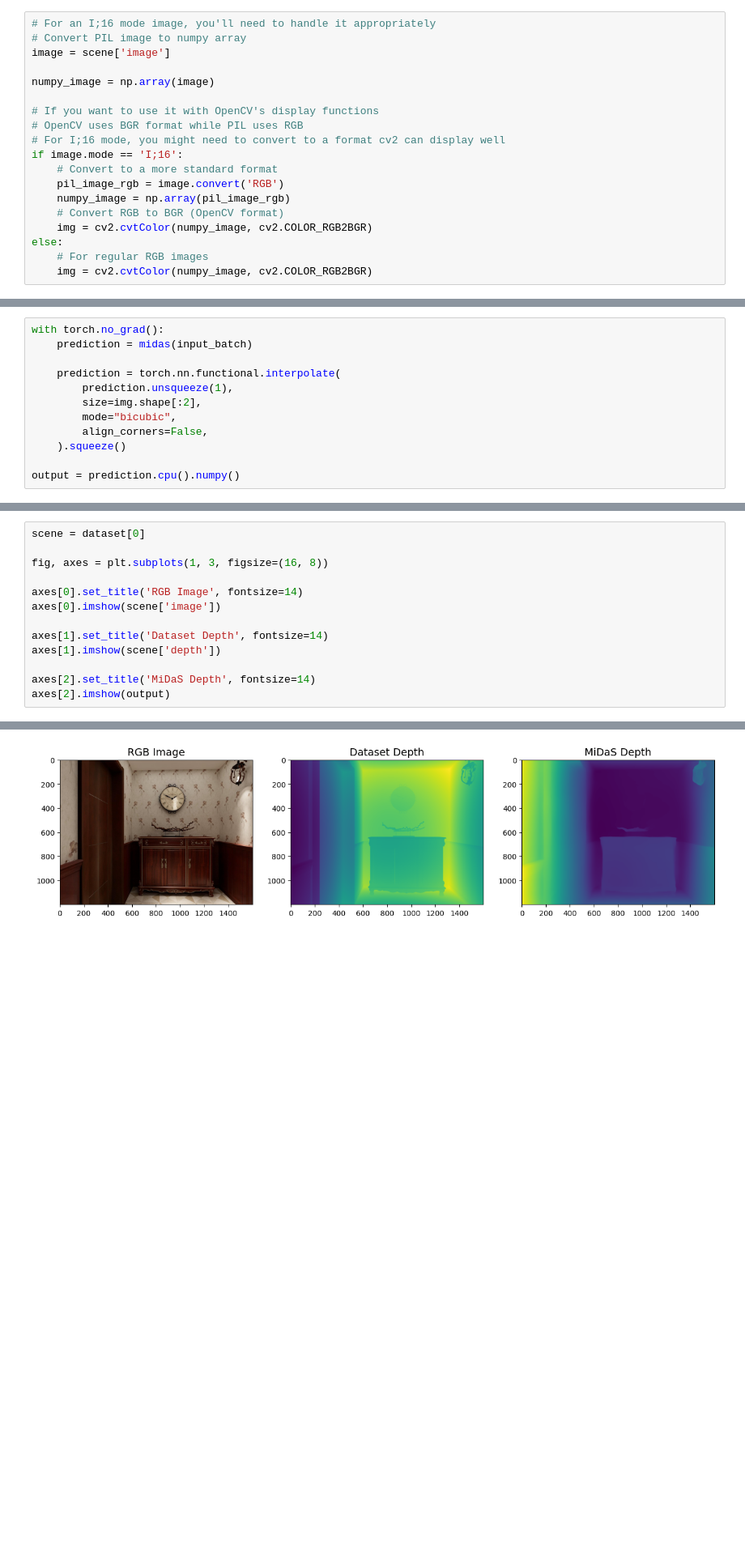
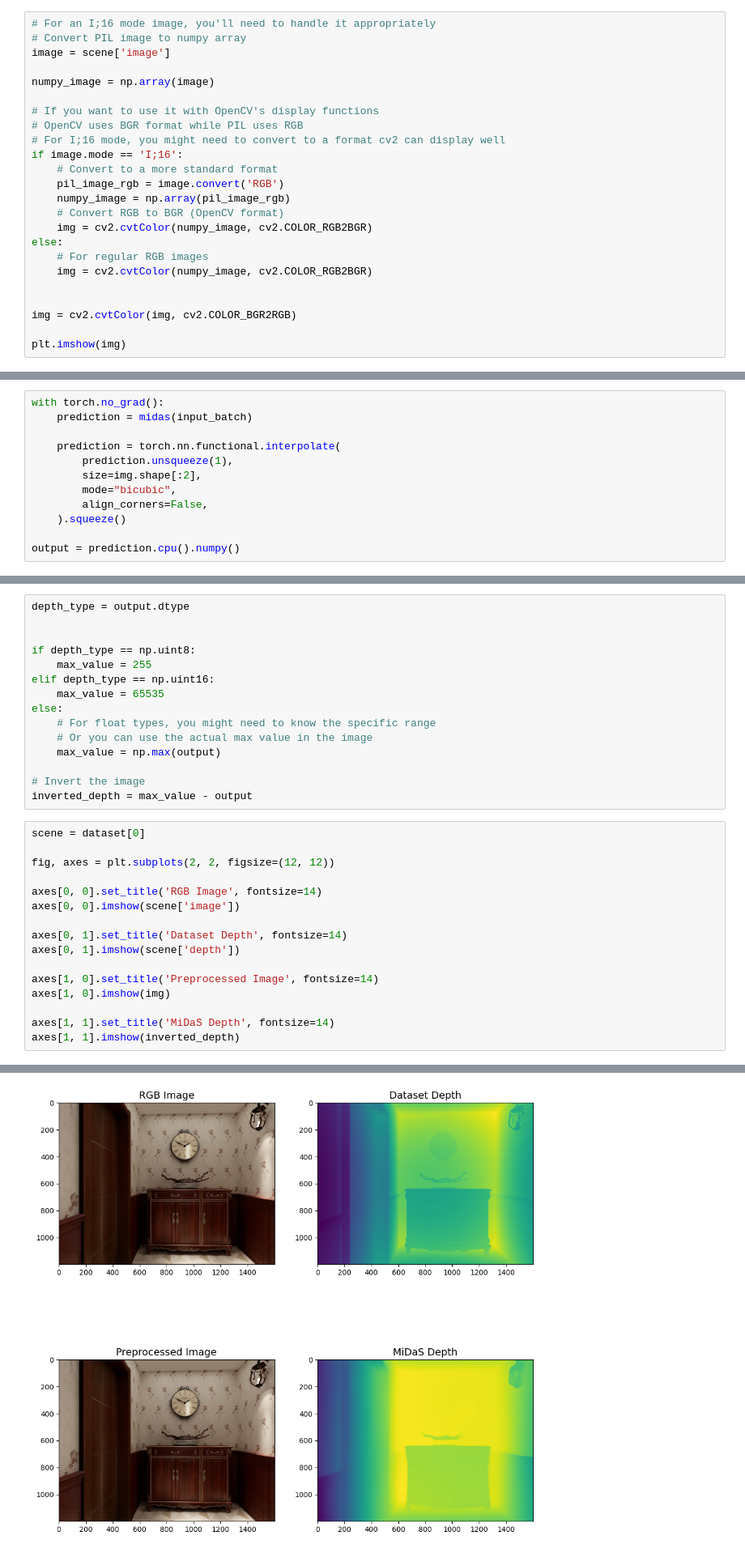
Before and after one commit to ynkf/HSLU.DSPRO2.Beyond2D, a Jupyter notebook: mde-baseline.ipynb, the cells around one changed output, grey strips where cells are left out. Shown at 81% size. Drawn from its saved outputs; the diff is of its cells as text; blank space fills up the shorter version.

Commit message:
fix plot for midas prediction

```diff
--- a/mde-baseline.ipynb
+++ b/mde-baseline.ipynb
@@ -94,3 +94,8 @@ if image.mode == 'I;16':
 else:
     # For regular RGB images
     img = cv2.cvtColor(numpy_image, cv2.COLOR_RGB2BGR)
+
+
+img = cv2.cvtColor(img, cv2.COLOR_BGR2RGB)
+
+plt.imshow(img)
@@ -111,18 +121,36 @@ output = prediction.cpu().numpy()
+# %%
+depth_type = output.dtype
+
+
+if depth_type == np.uint8:
+    max_value = 255
+elif depth_type == np.uint16:
+    max_value = 65535
+else:
+    # For float types, you might need to know the specific range
+    # Or you can use the actual max value in the image
+    max_value = np.max(output)
+
+# Invert the image
+inverted_depth = max_value - output
 # %%
 scene = dataset[0]
 
-fig, axes = plt.subplots(1, 3, figsize=(16, 8))
+fig, axes = plt.subplots(2, 2, figsize=(12, 12))
 
-axes[0].set_title('RGB Image', fontsize=14)
-axes[0].imshow(scene['image'])
+axes[0, 0].set_title('RGB Image', fontsize=14)
+axes[0, 0].imshow(scene['image'])
 
-axes[1].set_title('Dataset Depth', fontsize=14)
-axes[1].imshow(scene['depth'])
+axes[0, 1].set_title('Dataset Depth', fontsize=14)
+axes[0, 1].imshow(scene['depth'])
 
-axes[2].set_title('MiDaS Depth', fontsize=14)
-axes[2].imshow(output)
+axes[1, 0].set_title('Preprocessed Image', fontsize=14)
+axes[1, 0].imshow(img)
+
+axes[1, 1].set_title('MiDaS Depth', fontsize=14)
+axes[1, 1].imshow(inverted_depth)
 # %% [output]
 <matplotlib.image.AxesImage at 0x...>
-[figure, old version]
+[figure, new version]
 # %% [markdown]
 # Model Evaluation
```
Also changed, not shown: parts of 2 cells of this notebook.
